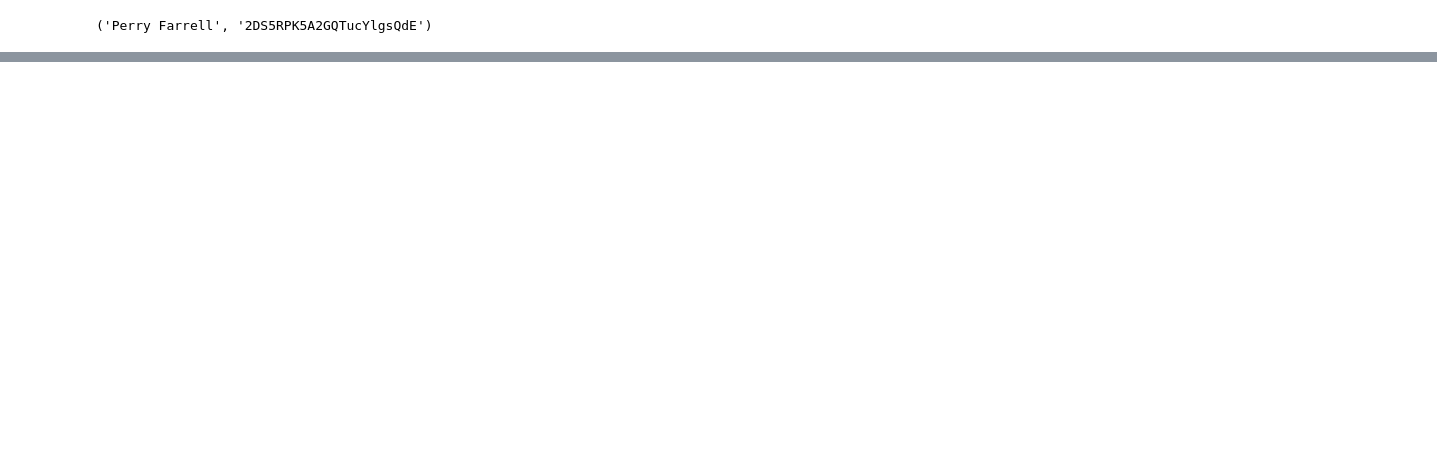
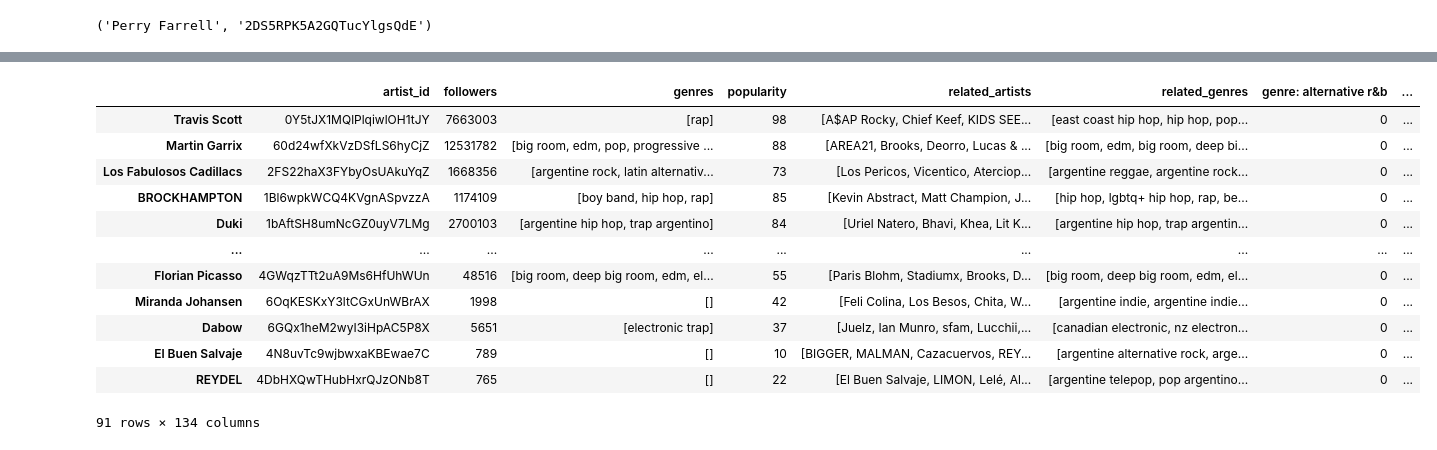
Before and after one commit to martinsoko/recopalooza, a Jupyter notebook: Spotify.ipynb, the cells around one changed output, grey strips where cells are left out. Drawn from its saved outputs; the diff is of its cells as text; code cells hidden in the pictures; blank space fills up the shorter version.

Commit message:
Improvements to the artists dataframe

```diff
--- a/Spotify.ipynb
+++ b/Spotify.ipynb
@@ -149,0 +166,3 @@ get_related_artists(artists_ids[lineup_day_2[5]], token)
+# %%
+df_artists[['followers', 'genres', 'popularity']] = df_artists.apply(lambda x: get_artist_info(x['artist_id'], token=token), axis=1, result_type='expand')
+df_artists
@@ -149,0 +183,3 @@ get_related_artists(artists_ids[lineup_day_2[5]], token)
+# %%
+df_artists[['related_artists', 'related_genres']] = df_artists.apply(lambda x: get_related_artists(x['artist_id'], token=token), axis=1, result_type='expand')
+df_artists
@@ -149,0 +202,4 @@ get_related_artists(artists_ids[lineup_day_2[5]], token)
+# %%
+from sklearn.preprocessing import MultiLabelBinarizer
+mlb = MultiLabelBinarizer()
+mlb.fit(df_artists['genres'])
@@ -149,0 +208,5 @@ get_related_artists(artists_ids[lineup_day_2[5]], token)
+# %%
+df_genres = pd.DataFrame(data=mlb.transform(df_artists['genres']),
+                         columns=['genre: {}'.format(genre) for genre in mlb.classes_],
+                         index=df_artists.index)
+df_genres
@@ -149,0 +227,17 @@ get_related_artists(artists_ids[lineup_day_2[5]], token)
+# %%
+df_artists = df_artists.join(df_genres)
+df_artists
+# %% [output]
+|  | artist_id | followers | genres | popularity | related_artists | related_genres | genre: alternative r&b | ... |
+| Travis Scott | 0Y5tJX1MQlPlqiwlOH1tJY | 7663003 | [rap] | 98 | [A$AP Rocky, Chief Keef, KIDS SEE... | [east coast hip hop, hip hop, pop... | 0 | ... |
+| Martin Garrix | 60d24wfXkVzDSfLS6hyCjZ | 12531782 | [big room, edm, pop, progressive ... | 88 | [AREA21, Brooks, Deorro, Lucas & ... | [big room, edm, big room, deep bi... | 0 | ... |
+| Los Fabulosos Cadillacs | 2FS22haX3FYbyOsUAkuYqZ | 1668356 | [argentine rock, latin alternativ... | 73 | [Los Pericos, Vicentico, Aterciop... | [argentine reggae, argentine rock... | 0 | ... |
+| BROCKHAMPTON | 1Bl6wpkWCQ4KVgnASpvzzA | 1174109 | [boy band, hip hop, rap] | 85 | [Kevin Abstract, Matt Champion, J... | [hip hop, lgbtq+ hip hop, rap, be... | 0 | ... |
+| Duki | 1bAftSH8umNcGZ0uyV7LMg | 2700103 | [argentine hip hop, trap argentino] | 84 | [Uriel Natero, Bhavi, Khea, Lit K... | [argentine hip hop, trap argentin... | 0 | ... |
+| ... | ... | ... | ... | ... | ... | ... | ... | ... |
+| Florian Picasso | 4GWqzTTt2uA9Ms6HfUhWUn | 48516 | [big room, deep big room, edm, el... | 55 | [Paris Blohm, Stadiumx, Brooks, D... | [big room, deep big room, edm, el... | 0 | ... |
+| Miranda Johansen | 6OqKESKxY3ltCGxUnWBrAX | 1998 | [] | 42 | [Feli Colina, Los Besos, Chita, W... | [argentine indie, argentine indie... | 0 | ... |
+| Dabow | 6GQx1heM2wyI3iHpAC5P8X | 5651 | [electronic trap] | 37 | [Juelz, Ian Munro, sfam, Lucchii,... | [canadian electronic, nz electron... | 0 | ... |
+| El Buen Salvaje | 4N8uvTc9wjbwxaKBEwae7C | 789 | [] | 10 | [BIGGER, MALMAN, Cazacuervos, REY... | [argentine alternative rock, arge... | 0 | ... |
+| REYDEL | 4DbHXQwTHubHxrQJzONb8T | 765 | [] | 22 | [El Buen Salvaje, LIMON, Lelé, Al... | [argentine telepop, pop argentino... | 0 | ... |
+91 rows × 134 columns
```
Also changed, not shown: parts of 25 cells of this notebook.
